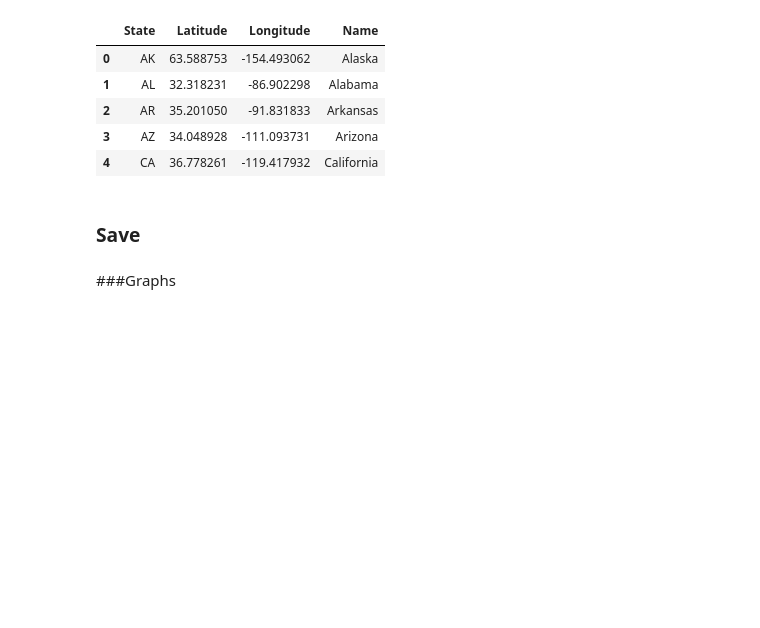
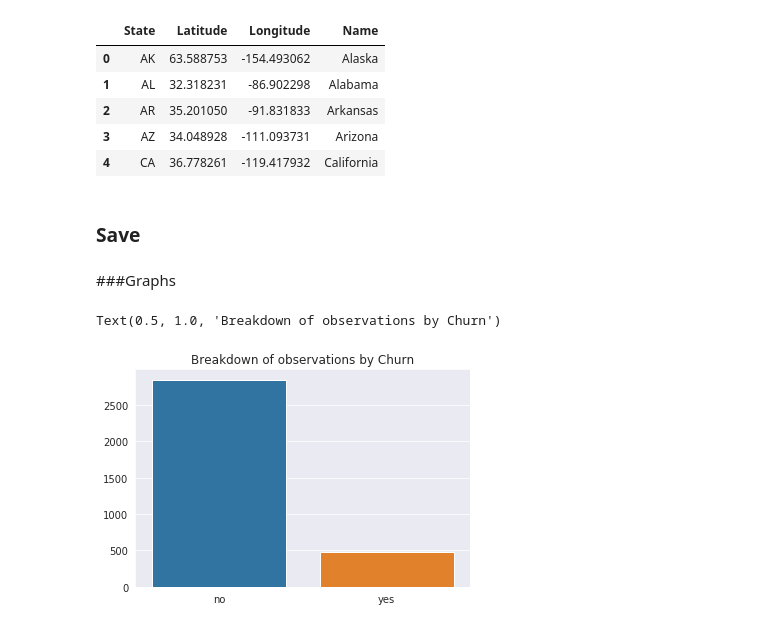
Before and after one commit to Whats-In-My-Vape/effective-Data-Mining-2, a Jupyter notebook: Gangshit_02.ipynb, the cells around one changed output. Cells and saved outputs as stored; diff of their text form; code cells hidden in the pictures; blank space fills up the shorter version.

```diff
--- a/Gangshit_02.ipynb
+++ b/Gangshit_02.ipynb
@@ -132,3 +132,11 @@ df.head()
 df.to_csv("data/states.csv", index=False)
 # %% [markdown]
 ###Graphs
+# %%
+df = pd.read_csv('data/churn.csv')
+y = df["Churn"].value_counts()
+#print (y)
+sns.barplot(y.index, y.values).set_title("Breakdown of observations by Churn")
+# %% [output]
+Text(0.5, 1.0, 'Breakdown of observations by Churn')
+[figure, added]
```
Also changed, not shown: parts of 2 cells of this notebook.
